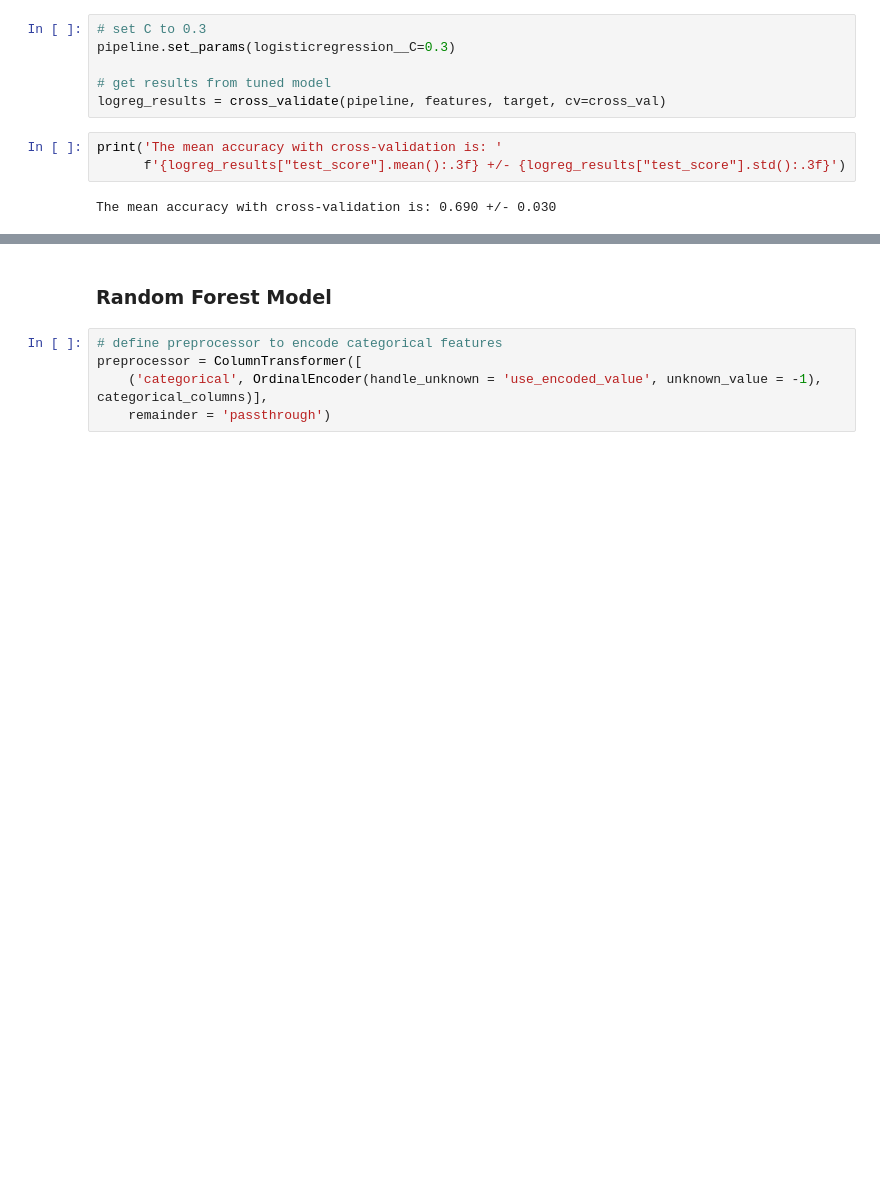
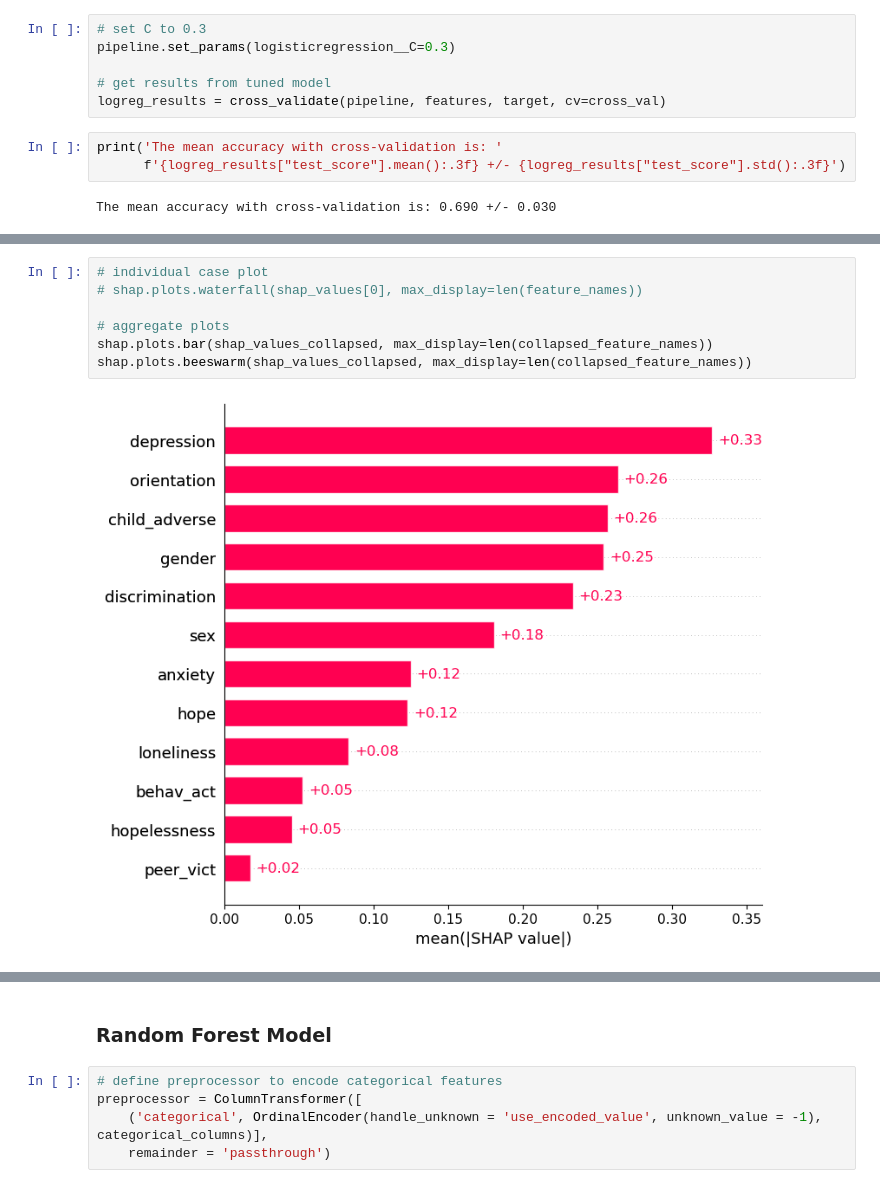
Before and after one commit to NRKako/machine_learning, a Jupyter notebook: self_harm.ipynb, the cells around one changed output, grey strips where cells are left out. Saved outputs shown, nothing was run; the diff lists cells and outputs as text; blank space fills up the shorter version.

```diff
--- a/self_harm.ipynb
+++ b/self_harm.ipynb
@@ -691,0 +788,9 @@ print(logreg_vs_dummy)
+# %%
+# individual case plot
+# shap.plots.waterfall(shap_values[0], max_display=len(feature_names))
+
+# aggregate plots
+shap.plots.bar(shap_values_collapsed, max_display=len(collapsed_feature_names))
+shap.plots.beeswarm(shap_values_collapsed, max_display=len(collapsed_feature_names))
+# %% [output]
+[figure, added]
```
Also changed, not shown: parts of 7 cells of this notebook.
